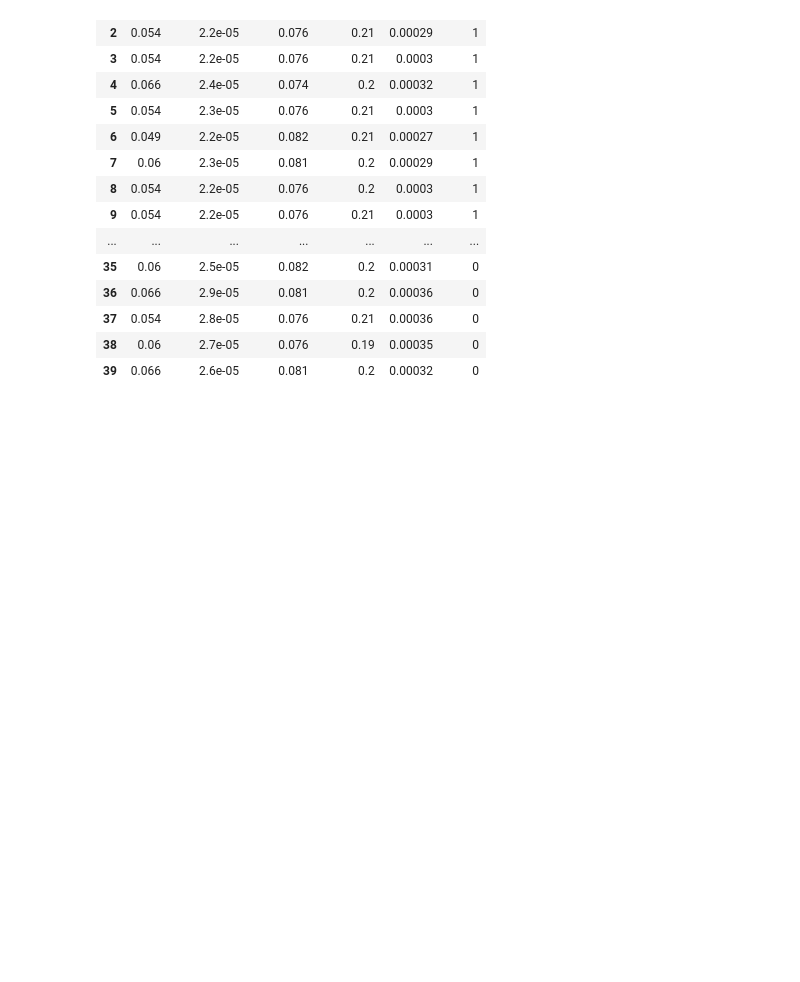
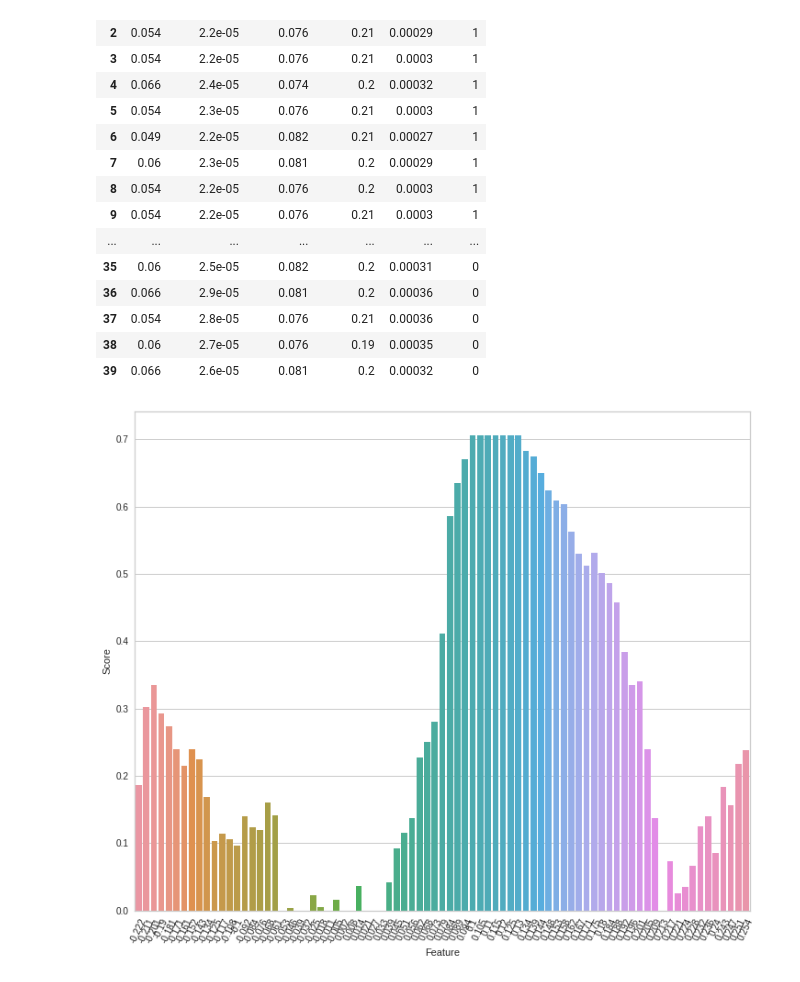
Before and after one commit to lucasvoltera/ic-sensors, a Jupyter notebook: voltametria.ipynb, the cells around one changed output. Drawn from its saved outputs; the diff is of its cells as text; code cells hidden in the pictures; blank space fills up the shorter version.

Commit message:
adding the feature selection and some statistics

```diff
--- a/voltametria.ipynb
+++ b/voltametria.ipynb
@@ -495,3 +531,42 @@ sensor2_peaks
 | 37 | 0.054 | 2.8e-05 | 0.076 | 0.21 | 0.00036 | 0 |
 | 38 | 0.06 | 2.7e-05 | 0.076 | 0.19 | 0.00035 | 0 |
 | 39 | 0.066 | 2.6e-05 | 0.081 | 0.2 | 0.00032 | 0 |
+# %%
+## replicar as 5 features selection do arquivo mi
+from sklearn.feature_selection import SelectKBest
+from sklearn.feature_selection import f_classif
+from sklearn.feature_selection import mutual_info_classif
+
+def splitData(df):
+    x = df.drop(['target', 'sensorType', 'substanceType'], axis = 1)
+    y = df['target']
+
+    return x, y
+
+def createEstimatorScoreDF(x, estimatorScore, sortedIdx):
+    estimatorScoreDF = pd.DataFrame(estimatorScore[sortedIdx[::-1]], index=x.columns[sortedIdx[::-1]], columns=['score'])
+    return estimatorScoreDF
+
+def plotEstimatorScore(x, sortedIdx, estimatorScore):
+    fig, ax = plt.subplots(1,1, figsize = (12,10))
+    sns.barplot(x = x.columns[sortedIdx], y = estimatorScore[sortedIdx])
+    ax.set(xlabel = 'Feature', ylabel = 'Score')
+    plt.xticks(rotation = 65)
+    plt.show()
+
+def estimatorScore(x, y):
+    estimatorScore = mutual_info_classif(x, y, random_state = 42)
+    sortedIdx = np.argsort(estimatorScore)
+
+    estimatorScoreDF = createEstimatorScoreDF(x, estimatorScore, sortedIdx)
+
+    plotEstimatorScore(x, sortedIdx, estimatorScore)
+
+    return estimatorScoreDF
+
+estimator_scores_df = {}
+
+X, y = splitData(df1)
+estimator_scores_df['sensor1'] = estimatorScore(X, y)
+# %% [output]
+[figure, added]
```
Also changed, not shown: parts of 15 cells of this notebook.
